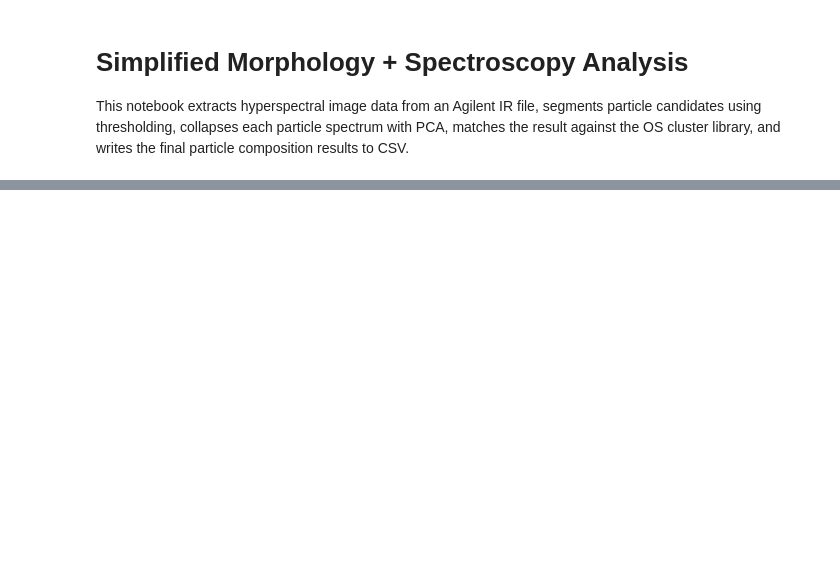
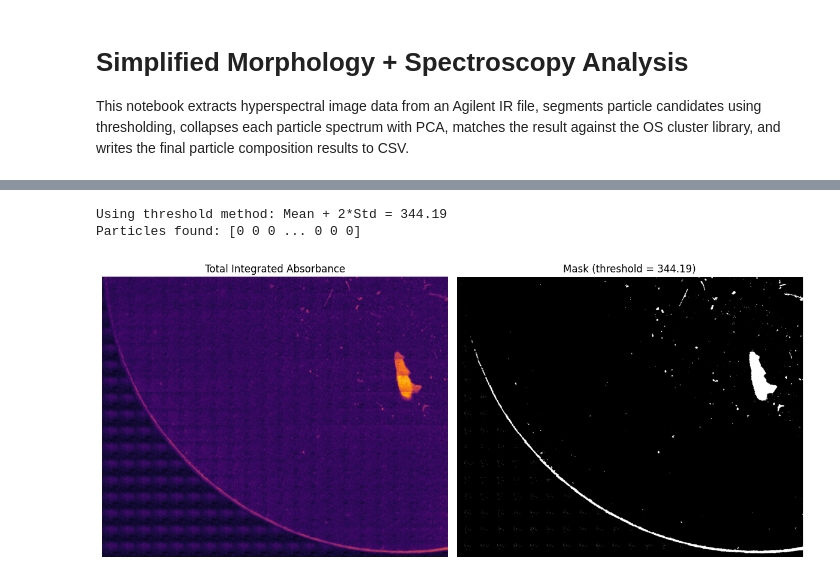
Before and after one commit to Ocean-Wise/agilent-ir-formats, a Jupyter notebook: simplified_morphology_analysis.ipynb, the cells around one changed output, grey strips where cells are left out. Cells and saved outputs as stored; diff of their text form; code cells hidden in the pictures; blank space fills up the shorter version.

```diff
--- a/simplified_morphology_analysis.ipynb
+++ b/simplified_morphology_analysis.ipynb
@@ -56,3 +123,32 @@ plt.show()
+# %%
+# Cell 3b: Apply chosen threshold
+# Update this line based on the visualization above. Options:
+# threshold = thresh_5x_mean      # Original heuristic (5x mean)
+# threshold = thresh_otsu         # Otsu's method (usually best)
+# threshold = thresh_li           # Li's minimum cross-entropy
+# threshold = thresh_percentile_90 # Top 10% brightest pixels
+# threshold = thresh_mean_2std    # Mean + 2 standard deviations
+
+threshold = thresh_mean_2std  # ← CHANGE THIS if needed after viewing masks above
+mask = total_image > threshold
+
+print(f'Using threshold method: Mean + 2*Std = {threshold:.2f}')
+print(f'Particles found: {label(mask)[1]}')
+
+# Display result
+fig, axes = plt.subplots(1, 2, figsize=(12, 5))
+axes[0].imshow(total_image, cmap='inferno')
+axes[0].set_title('Total Integrated Absorbance')
+axes[0].axis('off')
+axes[1].imshow(mask, cmap='gray')
+axes[1].set_title(f'Mask (threshold = {threshold:.2f})')
+axes[1].axis('off')
+plt.tight_layout()
+plt.show()
+# %% [output]
+Using threshold method: Mean + 2*Std = 344.19
+Particles found: [0 0 0 ... 0 0 0]
+[figure, added]
 # %%
 # Cell 4: Label particles and prepare matching functions
 lbls, num_particles = label(mask, return_num=True)
```
Also changed, not shown: parts of 5 cells of this notebook, 10 other files.
